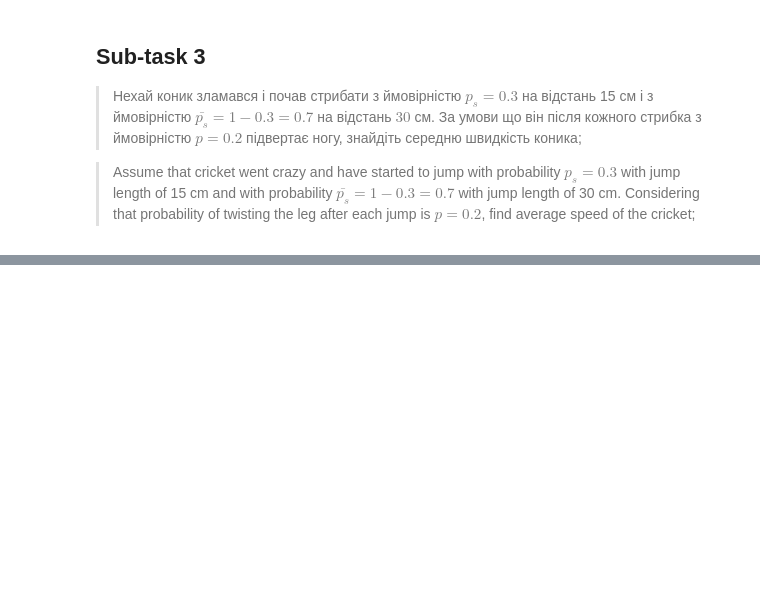
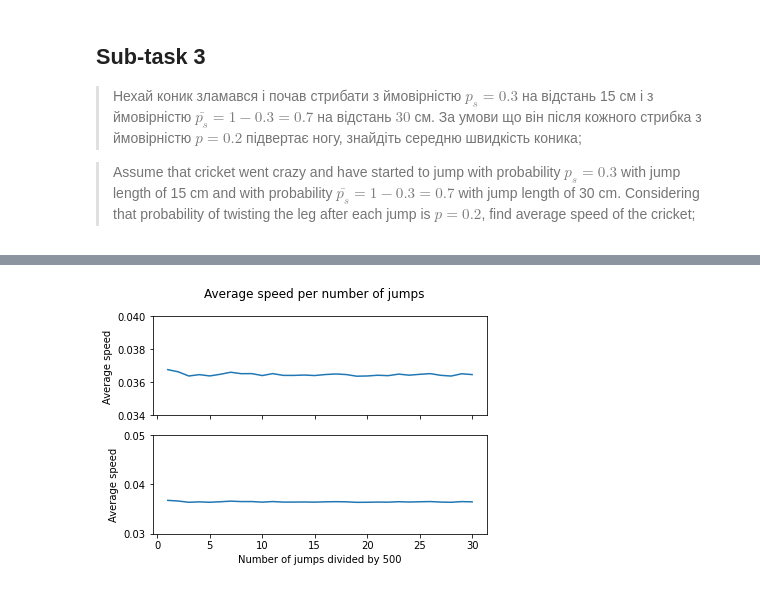
Before and after one commit to Sne4kers/ceto2022, a Jupyter notebook: ceto.ipynb, the cells around one changed output, grey strips where cells are left out. Drawn from its saved outputs; the diff is of its cells as text; code cells hidden in the pictures; blank space fills up the shorter version.

```diff
--- a/ceto.ipynb
+++ b/ceto.ipynb
@@ -197,0 +198,4 @@ $$l=E[J]=0.3 \cdot \bar{p_s} + 0.15 \cdot p_s = 0.3 \cdot 0.7 + 0.15 \cdot 0.3 =
+# %%
+p_s = 0.3
+v = (0.3 * (1 - p_s) + 0.15 * p_s) / (1 * (1 - p) + (t + 1) * p)
+print(v)
@@ -197,0 +208,35 @@ $$l=E[J]=0.3 \cdot \bar{p_s} + 0.15 \cdot p_s = 0.3 \cdot 0.7 + 0.15 \cdot 0.3 =
+# %%
+p_s_probabilities = [1 - p_s, p_s]
+jump_length_possibilities = [0.3, 0.15]
+
+def length_of_run_with_fixed_number_of_jumps(number_of_jumps):
+    result = 0
+    journey = np.random.choice(jump_length_possibilities, size = number_of_jumps, p = p_s_probabilities)
+    for j_l in journey:
+        result += j_l
+    return result
+# %%
+data = []
+
+for number_of_jumps in range(500, 15000+1, 500):
+    average_speed = np.mean([length_of_run_with_fixed_number_of_jumps(number_of_jumps) /
+                             time_needed_for_fixed_number_of_jumps(number_of_jumps)
+                             for number_of_experiments in range(100)])
+    data.append(average_speed)
+# %%
+fig, (ax1, ax2) = plt.subplots(2, sharex=True)
+fig.suptitle("Average speed per number of jumps")
+ax1.set_xticks(range(-1, len(data)+2, 5), range(0, len(data) + 1, 5))
+ax1.set_ylabel("Average speed")
+ax1.set_ylim(0.034, 0.04)
+ax1.plot(data)
+
+ax2.set_xticks(range(-1, len(data)+2, 5), range(0, len(data) + 1, 5))
+ax2.set_ylabel("Average speed")
+ax2.set_xlabel("Number of jumps divided by 500")
+ax2.set_ylim(0.03, 0.05)
+ax2.plot(data)
+
+plt.show()
+# %% [output]
+[figure, added]
```
Also changed, not shown: parts of 7 cells of this notebook.
